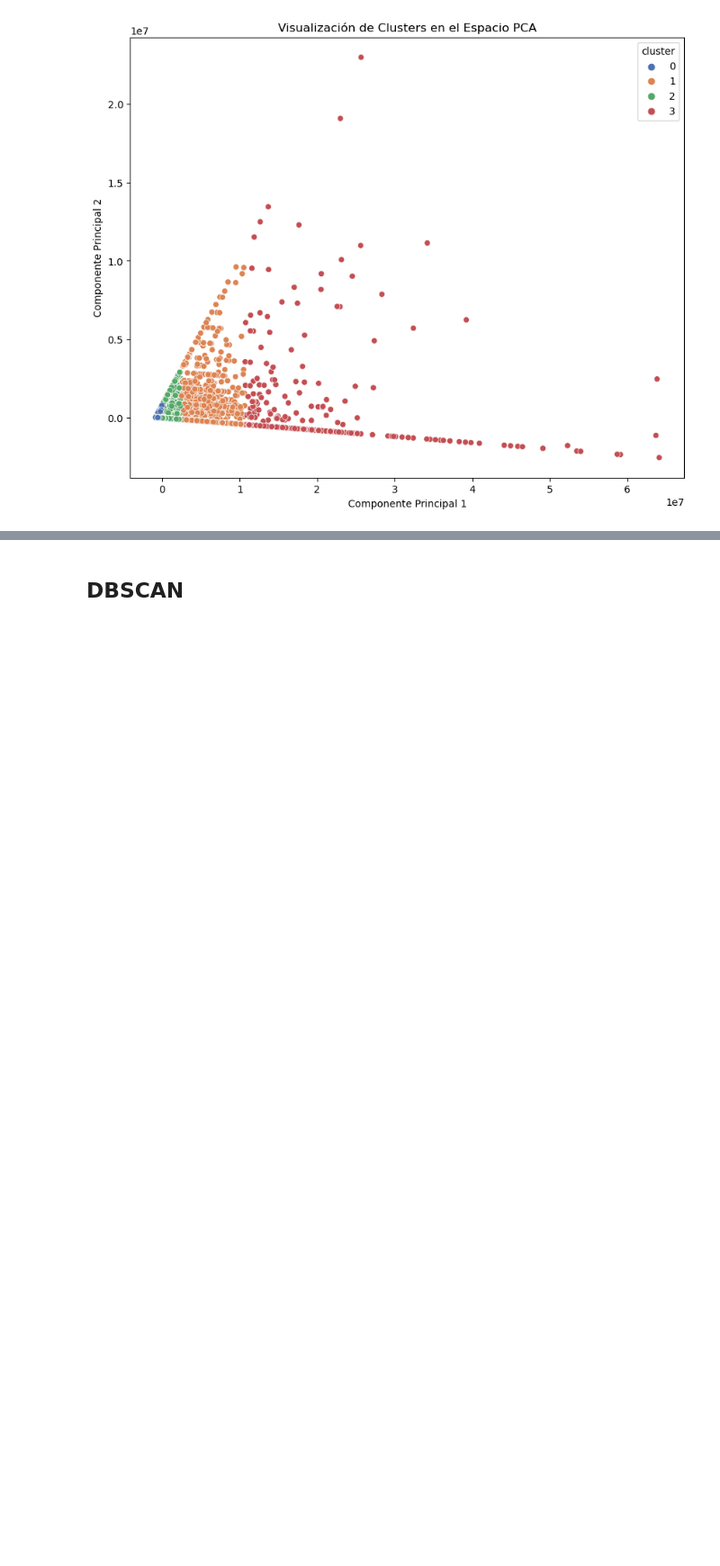
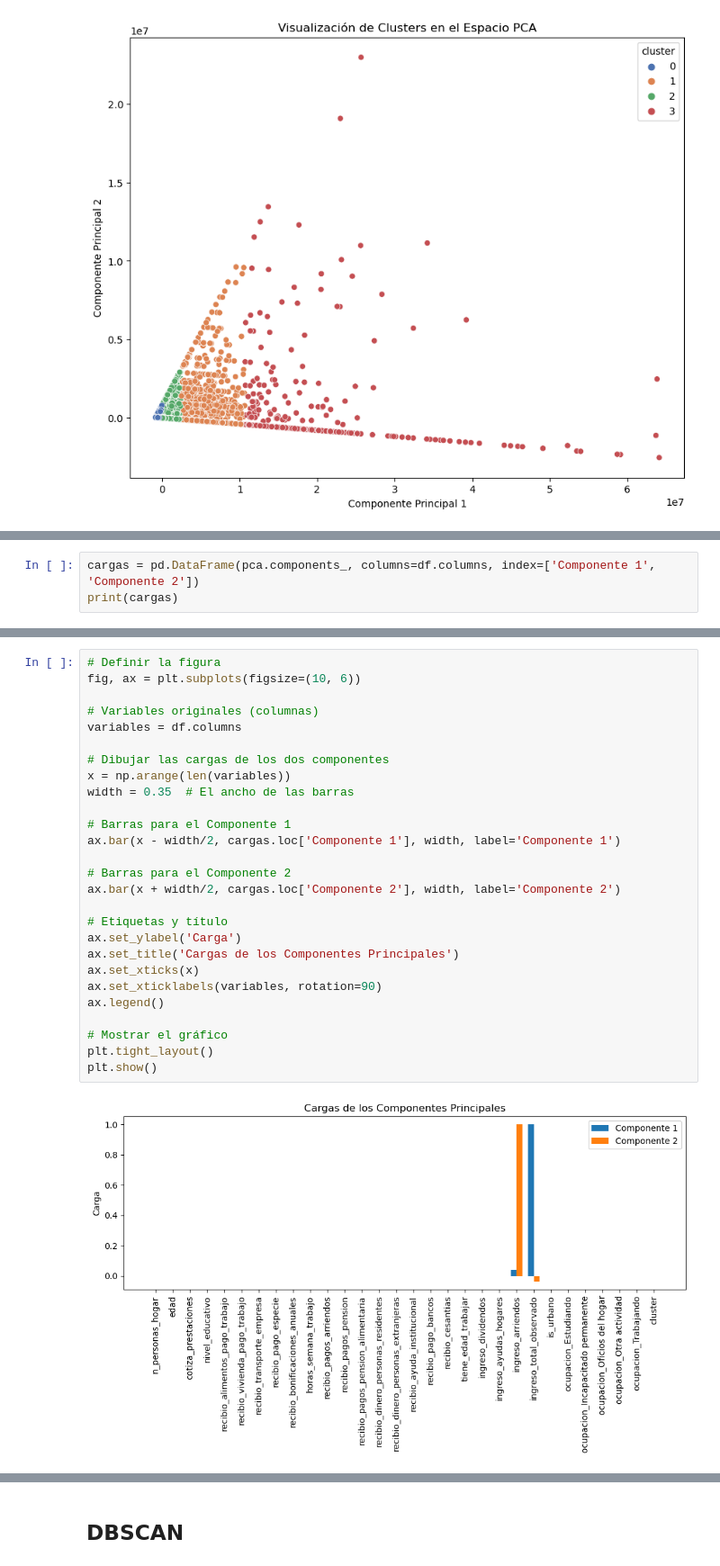
Before and after one commit to camilaleniss/miad-g8-project, a Jupyter notebook: notebooks/Modelos.ipynb, the cells around one changed output, grey strips where cells are left out. Shown at 90% size. Cells and saved outputs as stored; diff of their text form; blank space fills up the shorter version.

```diff
--- a/notebooks/Modelos.ipynb
+++ b/notebooks/Modelos.ipynb
@@ -239,0 +254,3 @@ plt.show()
+# %%
+cargas = pd.DataFrame(pca.components_, columns=df.columns, index=['Componente 1', 'Componente 2'])
+print(cargas)
@@ -239,0 +275,29 @@ plt.show()
+# %%
+# Definir la figura
+fig, ax = plt.subplots(figsize=(10, 6))
+
+# Variables originales (columnas)
+variables = df.columns
+
+# Dibujar las cargas de los dos componentes
+x = np.arange(len(variables))
+width = 0.35  # El ancho de las barras
+
+# Barras para el Componente 1
+ax.bar(x - width/2, cargas.loc['Componente 1'], width, label='Componente 1')
+
+# Barras para el Componente 2
+ax.bar(x + width/2, cargas.loc['Componente 2'], width, label='Componente 2')
+
+# Etiquetas y título
+ax.set_ylabel('Carga')
+ax.set_title('Cargas de los Componentes Principales')
+ax.set_xticks(x)
+ax.set_xticklabels(variables, rotation=90)
+ax.legend()
+
+# Mostrar el gráfico
+plt.tight_layout()
+plt.show()
+# %% [output]
+[figure, added]
```
Also changed, not shown: parts of 9 cells of this notebook.
